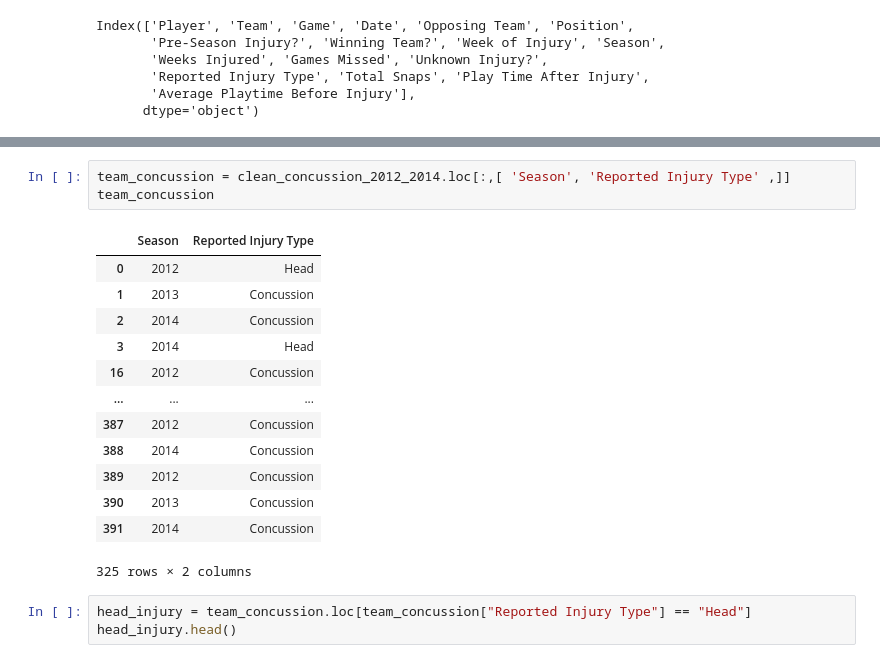
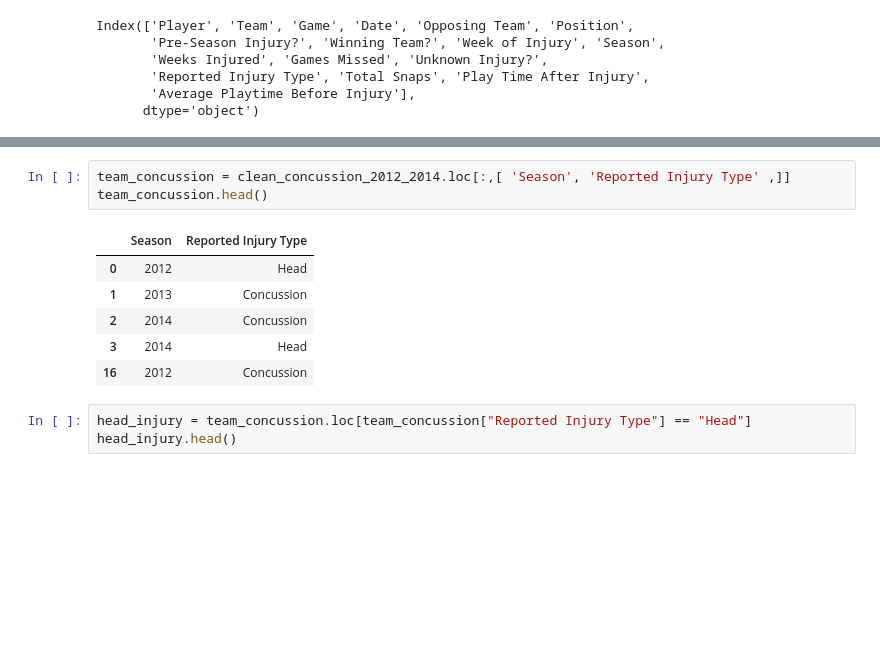
Before and after one commit to DunieCarrasco/nfl_concussion_analysis, a Jupyter notebook: win_lose_visualization.ipynb, the cells around one changed output, grey strips where cells are left out. Saved outputs shown, nothing was run; the diff lists cells and outputs as text; blank space fills up the shorter version.

```diff
--- a/win_lose_visualization.ipynb
+++ b/win_lose_visualization.ipynb
@@ -185,20 +178,13 @@ team_concussion
 # %%
 team_concussion = clean_concussion_2012_2014.loc[:,[ 'Season', 'Reported Injury Type' ,]]
-team_concussion
+team_concussion.head()
 # %% [output]
 |  | Season | Reported Injury Type |
 | 0 | 2012 | Head |
 | 1 | 2013 | Concussion |
 | 2 | 2014 | Concussion |
 | 3 | 2014 | Head |
 | 16 | 2012 | Concussion |
-| ... | ... | ... |
-| 387 | 2012 | Concussion |
-| 388 | 2014 | Concussion |
-| 389 | 2012 | Concussion |
-| 390 | 2013 | Concussion |
-| 391 | 2014 | Concussion |
-325 rows × 2 columns
 # %%
 head_injury = team_concussion.loc[team_concussion["Reported Injury Type"] == "Head"]
 head_injury.head()
```
Also changed, not shown: parts of 33 cells of this notebook, 5 other files.
